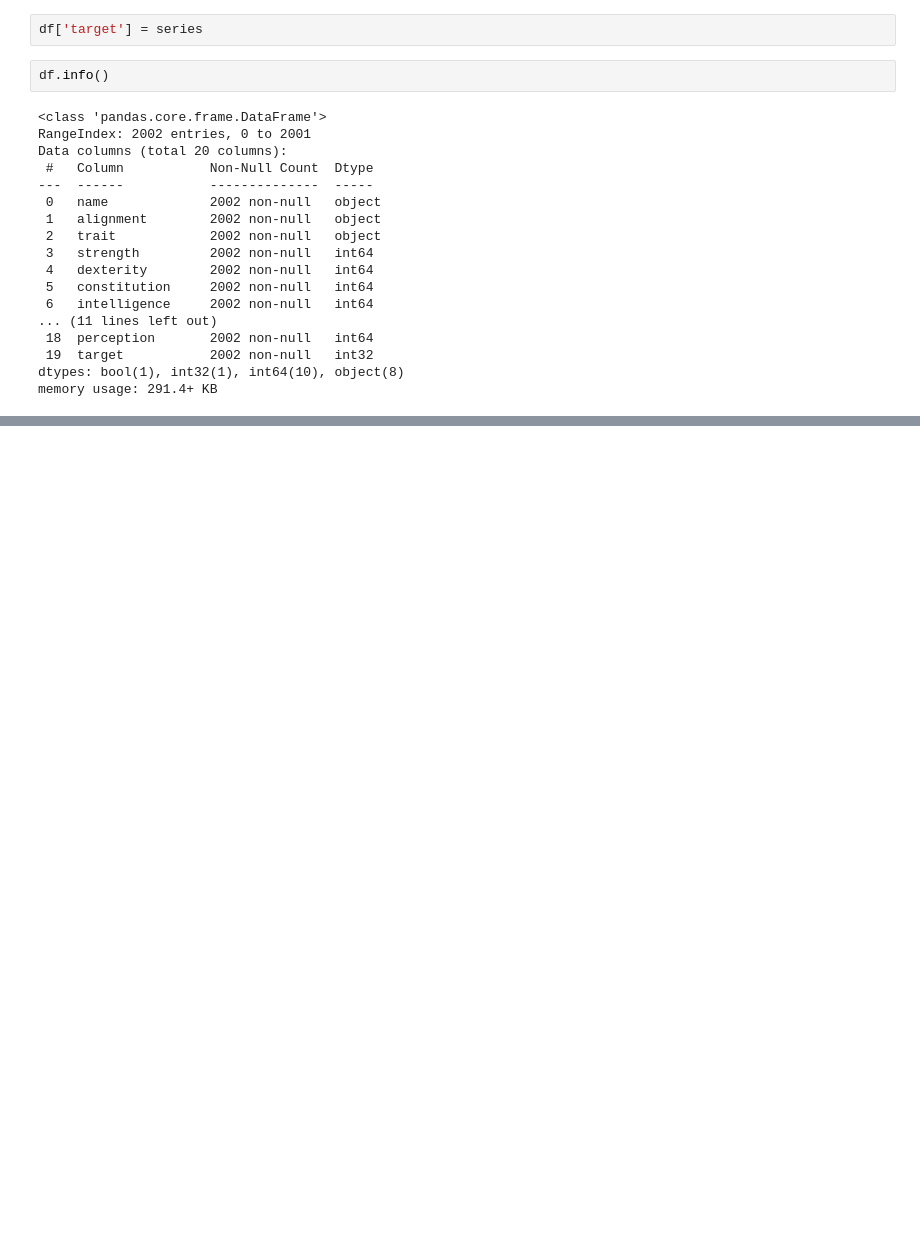
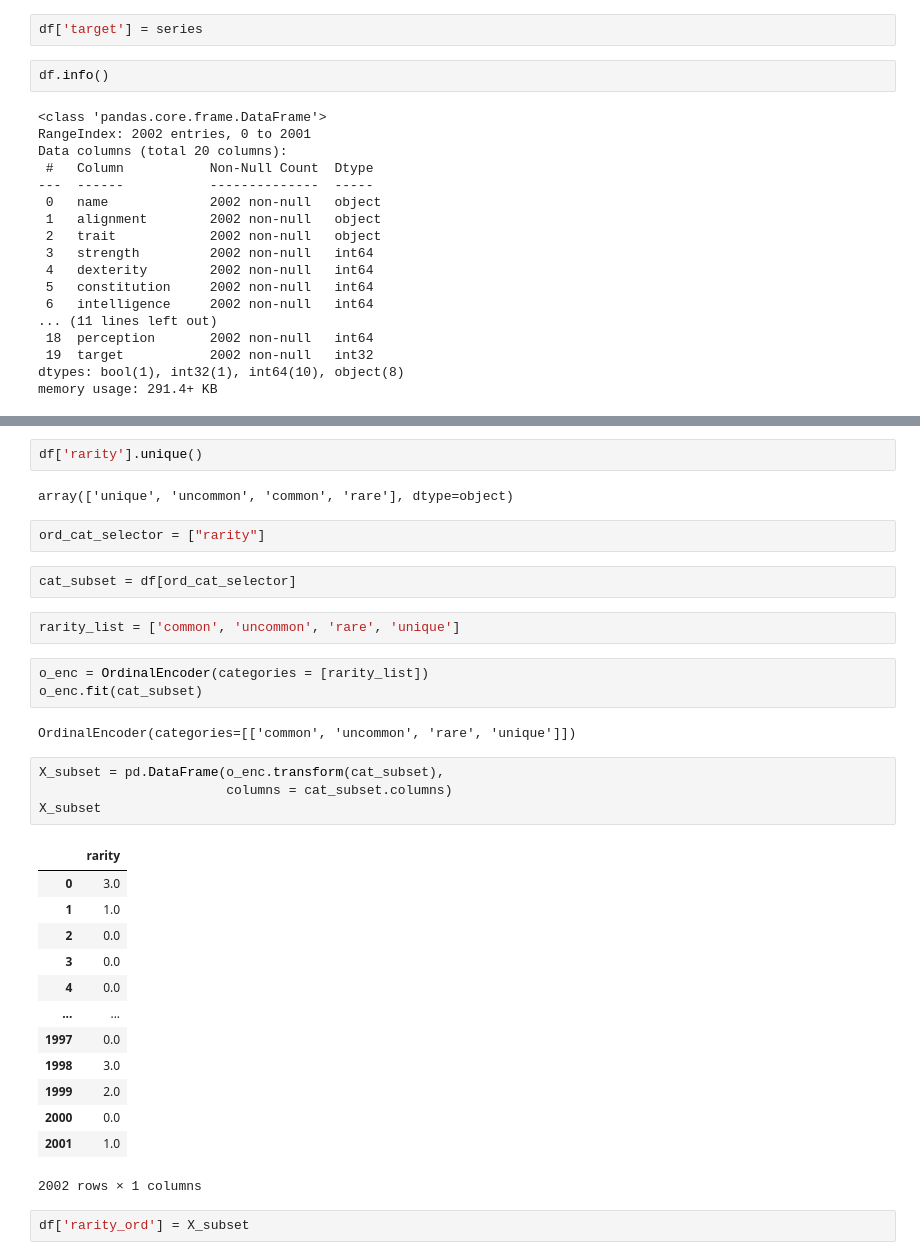
Before and after one commit to MusaAbbasi/Pathfinder_Creature_Classifier, a Jupyter notebook: EDA-Modeling.ipynb, the cells around one changed output, grey strips where cells are left out. Drawn from its saved outputs; the diff is of its cells as text; blank space fills up the shorter version.

```diff
--- a/EDA-Modeling.ipynb
+++ b/EDA-Modeling.ipynb
@@ -68,0 +98,35 @@ y = df['target']
+# %%
+df['rarity'].unique()
+# %% [output]
+array(['unique', 'uncommon', 'common', 'rare'], dtype=object)
+# %%
+ord_cat_selector = ["rarity"]
+# %%
+cat_subset = df[ord_cat_selector]
+# %%
+rarity_list = ['common', 'uncommon', 'rare', 'unique']
+# %%
+o_enc = OrdinalEncoder(categories = [rarity_list])
+o_enc.fit(cat_subset)
+# %% [output]
+OrdinalEncoder(categories=[['common', 'uncommon', 'rare', 'unique']])
+# %%
+X_subset = pd.DataFrame(o_enc.transform(cat_subset),
+                        columns = cat_subset.columns)
+X_subset
+# %% [output]
+|  | rarity |
+| 0 | 3.0 |
+| 1 | 1.0 |
+| 2 | 0.0 |
+| 3 | 0.0 |
+| 4 | 0.0 |
+| ... | ... |
+| 1997 | 0.0 |
+| 1998 | 3.0 |
+| 1999 | 2.0 |
+| 2000 | 0.0 |
+| 2001 | 1.0 |
+2002 rows × 1 columns
+# %%
+df['rarity_ord'] = X_subset
```
Also changed, not shown: parts of 19 cells of this notebook, 1 other file.
